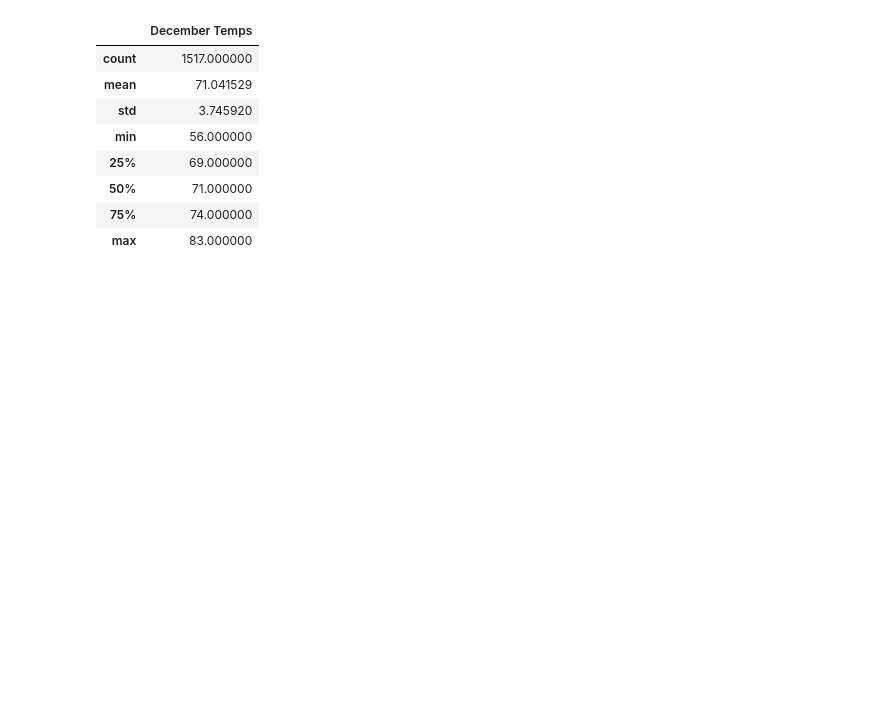
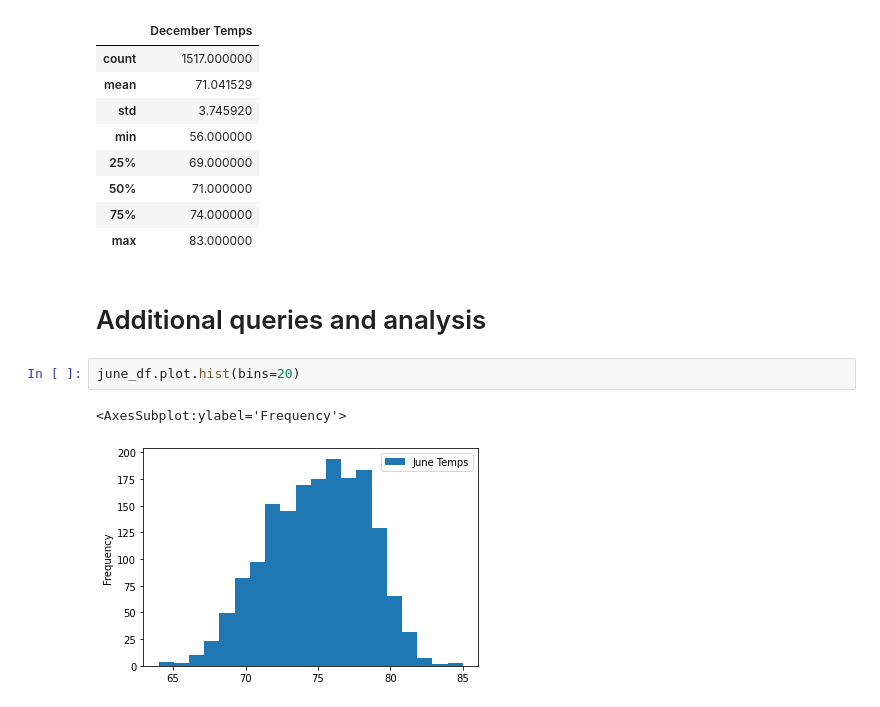
Before and after one commit to amandabr88/surfs_up, a Jupyter notebook: SurfsUp_Challenge.ipynb, the cells around one changed output. Drawn from its saved outputs; the diff is of its cells as text; blank space fills up the shorter version.

```diff
--- a/SurfsUp_Challenge.ipynb
+++ b/SurfsUp_Challenge.ipynb
@@ -106,3 +106,10 @@ december_df.describe()
 | 50% | 71.000000 |
 | 75% | 74.000000 |
 | max | 83.000000 |
+# %% [markdown]
+# Additional queries and analysis
+# %%
+june_df.plot.hist(bins=20)
+# %% [output]
+<AxesSubplot:ylabel='Frequency'>
+[figure, added]
```
Also changed, not shown: parts of 3 cells of this notebook, 5 other files.
